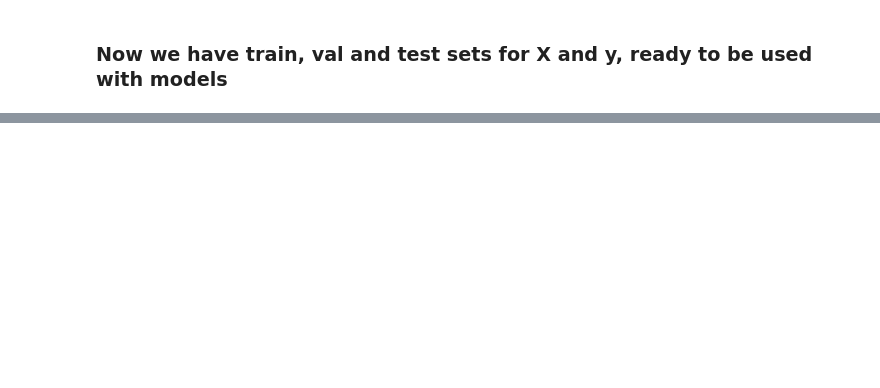
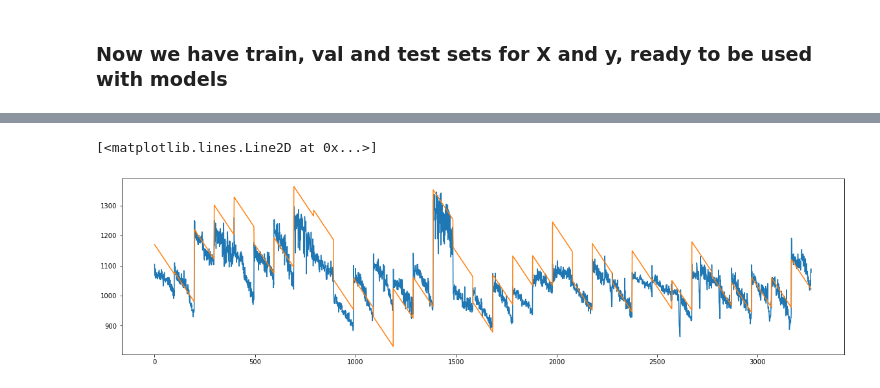
Before and after one commit to hr0016/sequence-prediction, a Jupyter notebook: 02. CLEAN_baumhofer_first_100_interpolated.ipynb, the cells around one changed output, grey strips where cells are left out. Cells and saved outputs as stored; diff of their text form; code cells hidden in the pictures; blank space fills up the shorter version.

Commit message:
Added one cycle prediction

```diff
--- a/02. CLEAN_baumhofer_first_100_interpolated.ipynb
+++ b/02. CLEAN_baumhofer_first_100_interpolated.ipynb
@@ -519,0 +578,24 @@ plt.show()
+# %%
+from keras.callbacks import LearningRateScheduler
+
+# This is a sample of a scheduler I used in the past
+def lr_scheduler(epoch, lr):
+    decay_rate = 0.95
+    decay_step = 10
+    if epoch % decay_step == 0 and epoch:
+        return lr * pow(decay_rate, np.floor(epoch / decay_step))
+    return lr
+# %%
+model = build_convnet_model(n_outputs=1)
+# %%
+verbose=0
+
+callbacks = [LearningRateScheduler(lr_scheduler, verbose=verbose)]
+
+history = model.fit(X_train_sc,
+                    y_train[:,2],
+                    callbacks=callbacks,
+                    batch_size=512,
+                    epochs=200,
+                    shuffle=True,
+                   verbose=verbose)
@@ -519,0 +617,8 @@ plt.show()
+# %%
+plt.figure(figsize=(20,5))
+
+plt.plot(model.predict(X_train_sc))
+plt.plot(y_train[:,2])
+# %% [output]
+[<matplotlib.lines.Line2D at 0x...>]
+[figure, added]
```
Also changed, not shown: parts of 11 cells of this notebook.
